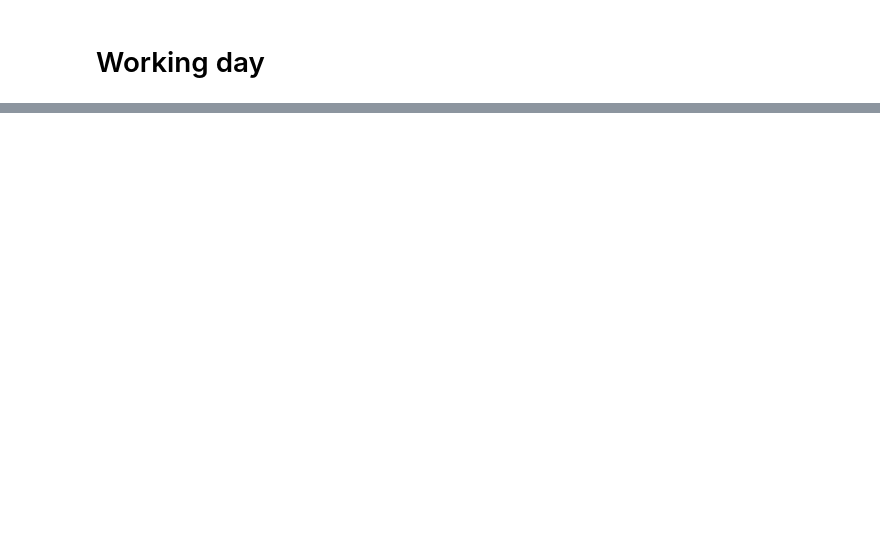
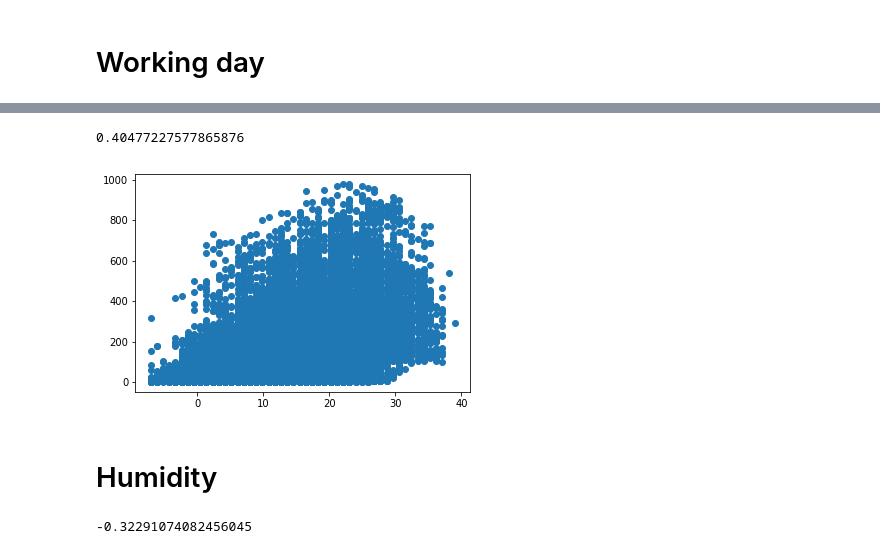
Before and after one commit to Saideepak-R/Bike-sharing, a Jupyter notebook: problem_statement.ipynb, the cells around one changed output, grey strips where cells are left out. Saved outputs shown, nothing was run; the diff lists cells and outputs as text; code cells hidden in the pictures; blank space fills up the shorter version.

```diff
--- a/problem_statement.ipynb
+++ b/problem_statement.ipynb
@@ -532,0 +593,3 @@ Name: cnt, dtype: int64
+# %%
+df1=df.copy()
+df1.head()
@@ -532,0 +604,3 @@ Name: cnt, dtype: int64
+# %%
+df1['temperature']=47*df1['temp']-8
+df1.head()
@@ -532,0 +615,3 @@ Name: cnt, dtype: int64
+# %%
+df1['actual_temperature']=66*df1['atemp']-16
+df1.head()
@@ -532,0 +626,16 @@ Name: cnt, dtype: int64
+# %%
+df1['temperature'].corr(df['cnt'])
+# %% [output]
+0.40477227577865876
+# %%
+plt.scatter(df1['temperature'],df1['cnt'])
+plt.show()
+# %% [output]
+[figure, added]
+# %% [markdown]
+# Humidity
+# %%
+df1['hum'].corr(df1['cnt'])
+#Negative correlation is present. Therefore when humidity increases count decreases
+# %% [output]
+-0.32291074082456045
```
Also changed, not shown: parts of 18 cells of this notebook.
